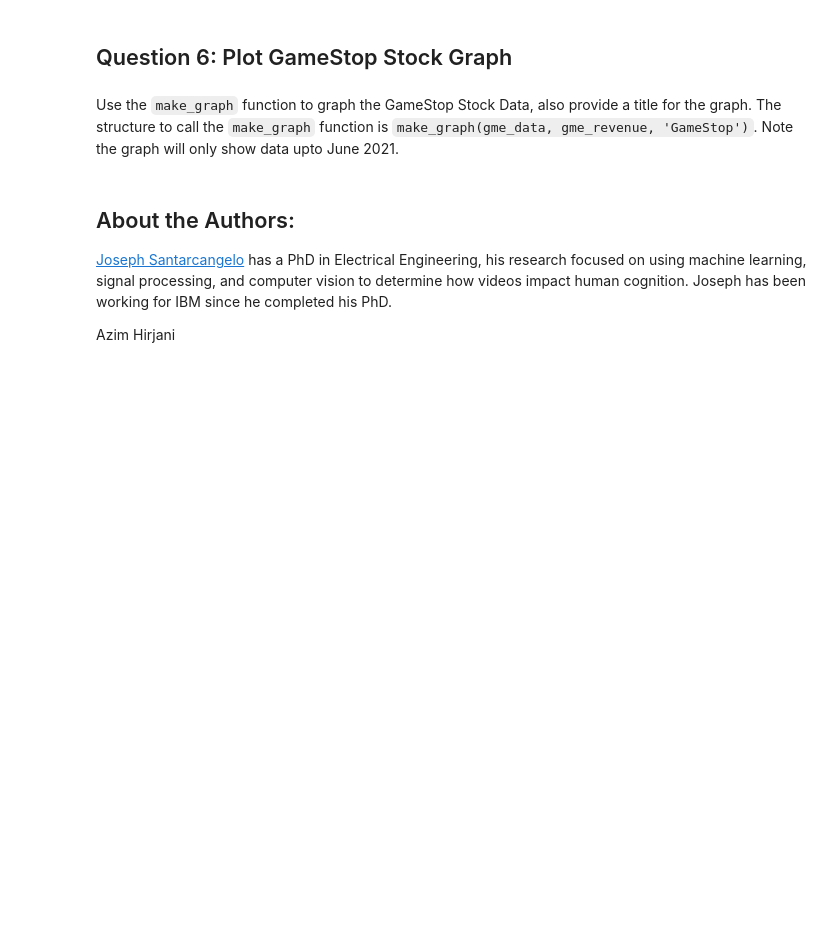
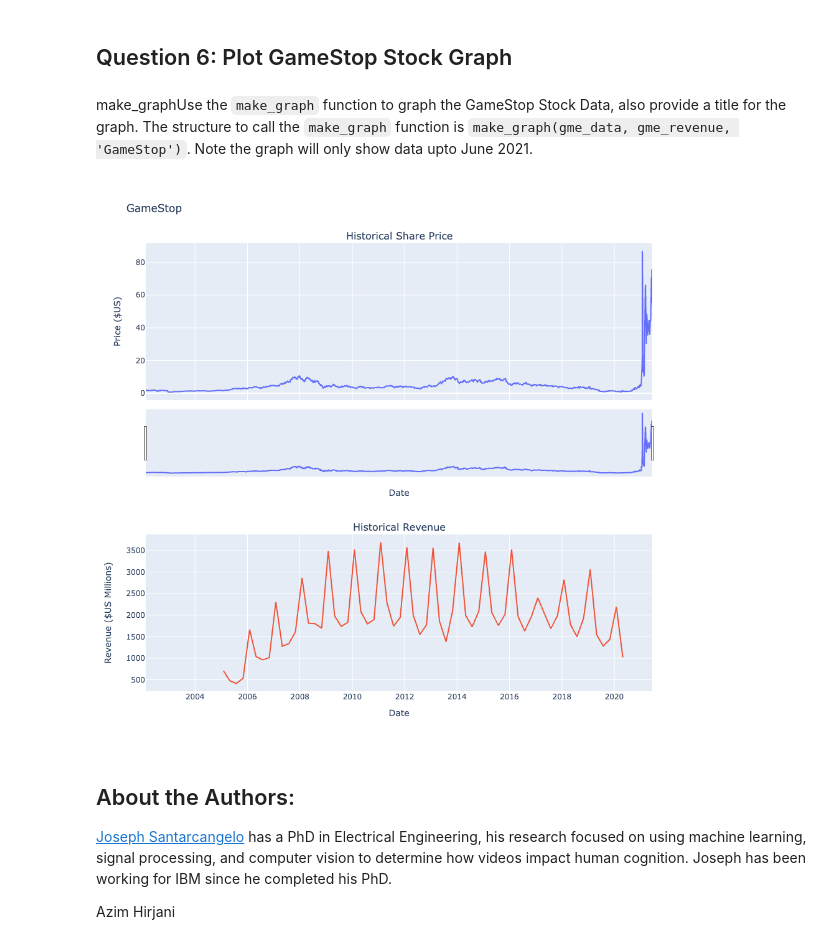
Before and after one commit to ahmedotem/project, a Jupyter notebook: Final Assignment.ipynb, the cells around one changed output. Drawn from its saved outputs; the diff is of its cells as text; code cells hidden in the pictures; blank space fills up the shorter version.

````diff
--- a/Final Assignment.ipynb
+++ b/Final Assignment.ipynb
@@ -133,4 +167,9 @@ Using the `Ticker` function enter the ticker symbol of the stock we want to extr
 # %% [markdown]
 Using the ticker object and the function `history` extract stock information and save it in a dataframe named `gme_data`. Set the `period` parameter to `max` so we get information for the maximum amount of time.
+# %%
+gme_data = gme.history(period="max")
 # %% [markdown]
 **Reset the index** using the `reset_index(inplace=True)` function on the gme_data DataFrame and display the first five rows of the `gme_data` dataframe using the `head` function. Take a screenshot of the results and code from the beginning of Question 3 to the results below.
+# %%
+gme_data.reset_index(inplace=True)
+gme_data.head()
@@ -138,5 +184,9 @@ Using the ticker object and the function `history` extract stock information and
 ## Question 4: Use Webscraping to Extract GME Revenue Data
 # %% [markdown]
 Use the `requests` library to download the webpage https://cf-courses-data.s3.us.cloud-object-storage.appdomain.cloud/IBMDeveloperSkillsNetwork-PY0220EN-SkillsNetwork/labs/project/stock.html. Save the text of the response as a variable named `html_data`.
+# %%
+url = 'https://cf-courses-data.s3.us.cloud-object-storage.appdomain.cloud/IBMDeveloperSkillsNetwork-PY0220EN-SkillsNetwork/labs/project/stock.html'
+
+html_data = requests.get(url).text
 # %% [markdown]
 Parse the html data using `beautiful_soup`.
@@ -157,5 +209,10 @@ If you want to use the read_html function the table is located at index 1
 ```
 
 </details>
+# %%
+gme_revenue = pd.read_html(url, match='GameStop Quarterly Revenue', flavor='bs4')[0]
+gme_revenue.rename(columns={'GameStop Quarterly Revenue(Millions of US $)':'Date', 'GameStop Quarterly Revenue(Millions of US $).1':'Revenue'},inplace=True)
+gme_revenue["Revenue"] = gme_revenue['Revenue'].str.replace(',|\$',"")
+gme_revenue.dropna(inplace=True)
 # %% [markdown]
 Display the last five rows of the `gme_revenue` dataframe using the `tail` function. Take a screenshot of the results.
@@ -166,7 +236,11 @@ Use the `make_graph` function to graph the Tesla Stock Data, also provide a titl
 # %% [markdown]
 ## Question 6: Plot GameStop Stock Graph
 # %% [markdown]
-Use the `make_graph` function to graph the GameStop Stock Data, also provide a title for the graph. The structure to call the `make_graph` function is `make_graph(gme_data, gme_revenue, 'GameStop')`. Note the graph will only show data upto June 2021.
+make_graphUse the `make_graph` function to graph the GameStop Stock Data, also provide a title for the graph. The structure to call the `make_graph` function is `make_graph(gme_data, gme_revenue, 'GameStop')`. Note the graph will only show data upto June 2021.
+# %%
+make_graph(gme_data, gme_revenue, 'GameStop')
+# %% [output]
+[figure, added]
 # %% [markdown]
 <h2>About the Authors:</h2>
 
````
Also changed, not shown: parts of 13 cells of this notebook.
